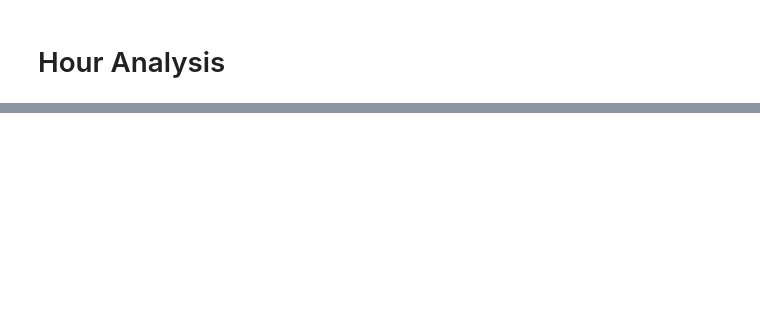
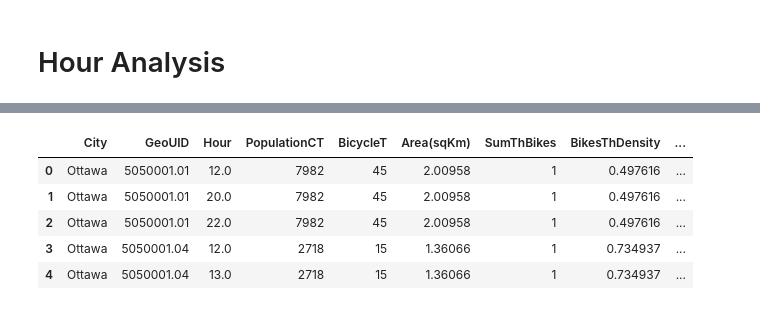
Before and after one commit to TEAM-IMT/bikes-theft-model, a Jupyter notebook: Codigos/Statistics_Census_Diegof.ipynb, the cells around one changed output, grey strips where cells are left out. Cells and saved outputs as stored; diff of their text form; code cells hidden in the pictures; blank space fills up the shorter version.

```diff
--- a/Codigos/Statistics_Census_Diegof.ipynb
+++ b/Codigos/Statistics_Census_Diegof.ipynb
@@ -1107,3 +1107,44 @@ DensityStolenBikesHour2017.head(5)
+# %%
+def Create_DensityFrameJohan(yearframe):
+
+  #Extraction of just stolen bikes status
+
+  Year_aux = yearframe
+  Year_aux['Occurrence_Time'] = pd.to_datetime(yearframe['Occurrence_Time'])
+  Year_aux['Hour'] = yearframe['Occurrence_Time'].dt.hour
+  Year_aux=yearframe[yearframe['Status']=='STOLEN'].groupby(['City','GeoUID','Hour','PopulationCT', 'BicycleT', 'Area(sqKm)']).size().reset_index().rename(columns={0:'SumThBikes'})
+  #Year_aux=yearframe.groupby(['Hour']).reset_index().rename(columns={'Count':'SumThBikes'}) #Sum total per year dataframe
+  LandArea = Year_aux['Area(sqKm)']
+  bikes = Year_aux['BicycleT']
+  Population = Year_aux['PopulationCT']
+
+
+  #####NEW VARIABLES OF DENSITY ANALYSIS #########
+  #Theft_year_day['BicycleT']=bikes
+  Year_aux['BikesThDensity']=Year_aux['SumThBikes']/Year_aux['Area(sqKm)'] #Theft bikes density
+  Year_aux['BikesDensity']= Year_aux['BicycleT']/ Year_aux['Area(sqKm)']#Bikes density
+  Year_aux['PopulationDensity'] =Year_aux['PopulationCT']/Year_aux['Area(sqKm)']#Population Density
+  Year_aux['%Theft/sqKm'] = (Year_aux['BikesThDensity']/Year_aux['BikesDensity']) #Percentage of stoles bikes by sq Km
+  Year_aux['%PopulationBike'] =(Year_aux['BikesDensity']/Year_aux['PopulationDensity']) #Percentage of bikes by sq Km
+
+  return Year_aux
+# %%
+
+Stolen_bikes_johan_2014 = Create_DensityFrameJohan(CityJoint_2014)
+Stolen_bikes_johan_2015 = Create_DensityFrameJohan(CityJoint_2015)
+Stolen_bikes_johan_2016 = Create_DensityFrameJohan(CityJoint_2016)
+Stolen_bikes_johan_2017 = Create_DensityFrameJohan(CityJoint_2017)
+Stolen_bikes_johan_2018 = Create_DensityFrameJohan(CityJoint_2018)
+Stolen_bikes_johan_2019 = Create_DensityFrameJohan(CityJoint_2019)
+# %%
+Stolen_bikes_johan_2018.head(5)
+# %% [output]
+|  | City | GeoUID | Hour | PopulationCT | BicycleT | Area(sqKm) | SumThBikes | BikesThDensity | ... |
+| 0 | Ottawa | 5050001.01 | 12.0 | 7982 | 45 | 2.00958 | 1 | 0.497616 | ... |
+| 1 | Ottawa | 5050001.01 | 20.0 | 7982 | 45 | 2.00958 | 1 | 0.497616 | ... |
+| 2 | Ottawa | 5050001.01 | 22.0 | 7982 | 45 | 2.00958 | 1 | 0.497616 | ... |
+| 3 | Ottawa | 5050001.04 | 12.0 | 2718 | 15 | 1.36066 | 1 | 0.734937 | ... |
+| 4 | Ottawa | 5050001.04 | 13.0 | 2718 | 15 | 1.36066 | 1 | 0.734937 | ... |
 # %%
 # LineGrahp(Density_Ottawa,'Occurrence_Year','BikesThDensity','Bike theft density for Ottawa')
 # LineGrahp(Density_Toronto,'Occurrence_Year','BikesThDensity','Bike theft density for Toronto')
```
Also changed, not shown: parts of 7 cells of this notebook.
